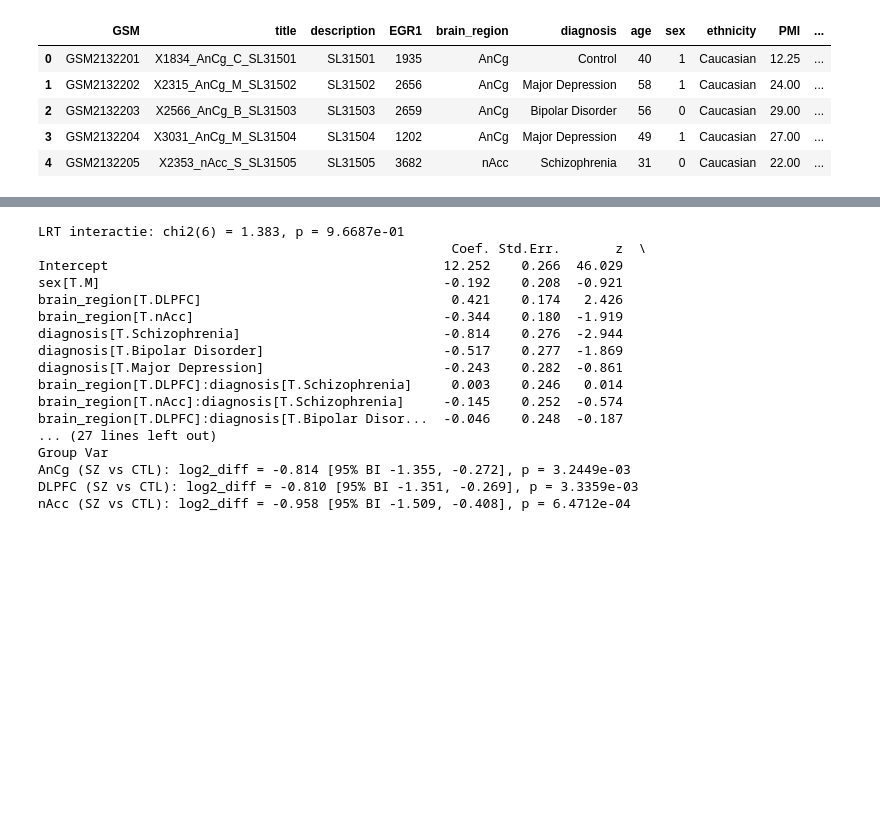
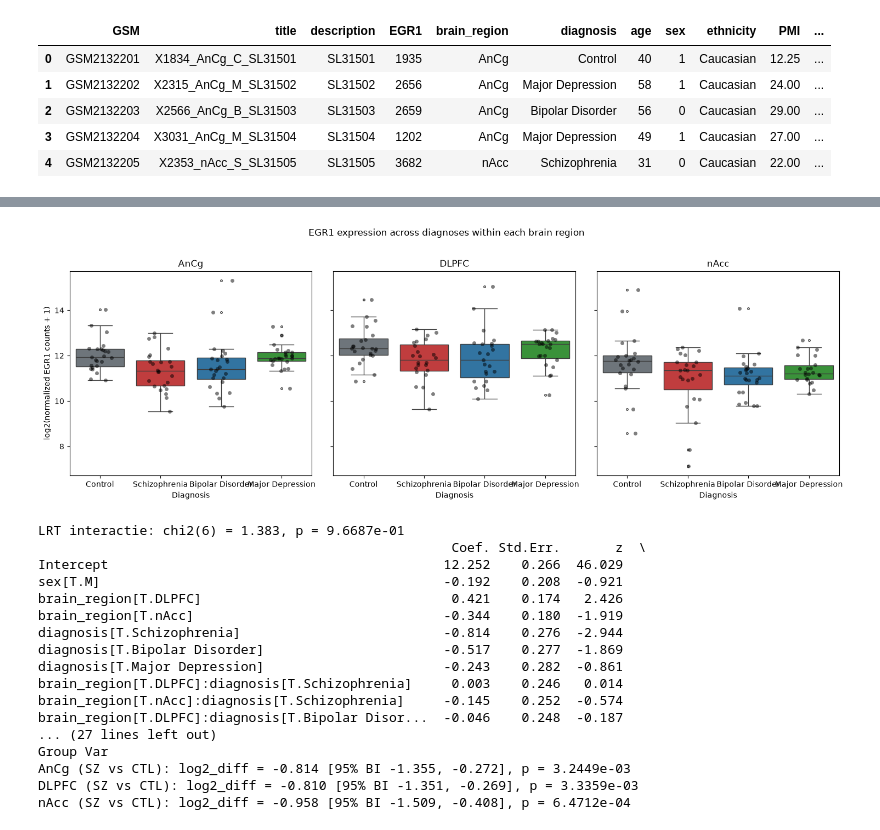
Before and after one commit to margohemerijckx/Group_project_LSABD, a Jupyter notebook: Code/group project-checkpoint.ipynb, the cells around one changed output, grey strips where cells are left out. Cells and saved outputs as stored; diff of their text form; code cells hidden in the pictures; blank space fills up the shorter version.

```diff
--- a/Code/group project-checkpoint.ipynb
+++ b/Code/group project-checkpoint.ipynb
@@ -318,3 +318,21 @@ meta_egr1.head()
 # Hierarchical clustering (Ward's method, 500 most variable genes):
 # The dendrogram also clearly separates nAcc from AnCg and DLPFC, without
 # evidence of isolated single-sample outliers.
+# %%
+from statsmodels.stats.multicomp import pairwise_tukeyhsd
+
+for region in ["AnCg", "DLPFC", "nAcc"]:
+
+    print("\n" + "="*60)
+    print(f"Brain region: {region}")
+    print("="*60)
+
+    subset = df[df["brain_region"] == region]
+
+    tukey = pairwise_tukeyhsd(
+        endog=subset["egr1_log_norm"],
+        groups=subset["diagnosis"],
+        alpha=0.05
+    )
+
+    print(tukey)
@@ -320,0 +357,54 @@ meta_egr1.head()
+# %%
+fig, axes = plt.subplots(1, 3, figsize=(15, 5), sharey=True)
+
+regions = ["AnCg", "DLPFC", "nAcc"]
+
+palette_diag = {
+    "Control": "#6c757d",
+    "Schizophrenia": "#d62728",
+    "Bipolar Disorder": "#1f77b4",
+    "Major Depression": "#2ca02c"
+}
+
+for ax, region in zip(axes, regions):
+
+    subset = df[df["brain_region"] == region]
+
+    sns.boxplot(
+        data=subset,
+        x="diagnosis",
+        y="egr1_log_norm",
+        order=["Control",
+               "Schizophrenia",
+               "Bipolar Disorder",
+               "Major Depression"],
+        palette=palette_diag,
+        ax=ax,
+        fliersize=2.5
+    )
+
+    sns.stripplot(
+        data=subset,
+        x="diagnosis",
+        y="egr1_log_norm",
+        color="black",
+        alpha=0.5,
+        jitter=0.2,
+        ax=ax
+    )
+
+    ax.set_title(region)
+    ax.set_xlabel("Diagnosis")
+
+axes[0].set_ylabel("log2(normalized EGR1 counts + 1)")
+axes[1].set_ylabel("")
+axes[2].set_ylabel("")
+
+plt.suptitle(
+    "EGR1 expression across diagnoses within each brain region",
+    y=1.02
+)
+
+plt.tight_layout()
+plt.show()
+# %% [output]
@@ -321,3 +422,4 @@ meta_egr1.head()
+[figure, added]
 # %%
 import matplotlib.pyplot as plt
 import seaborn as sns
```
Also changed, not shown: parts of 2 cells of this notebook.
